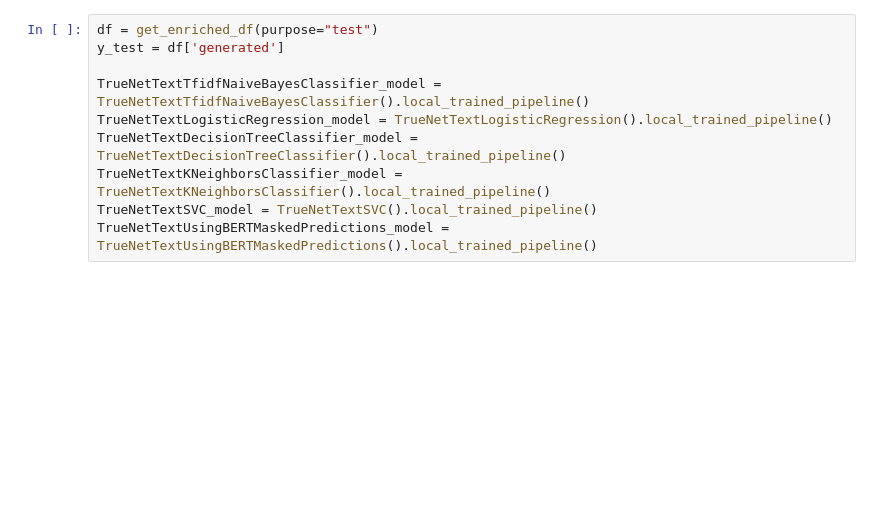
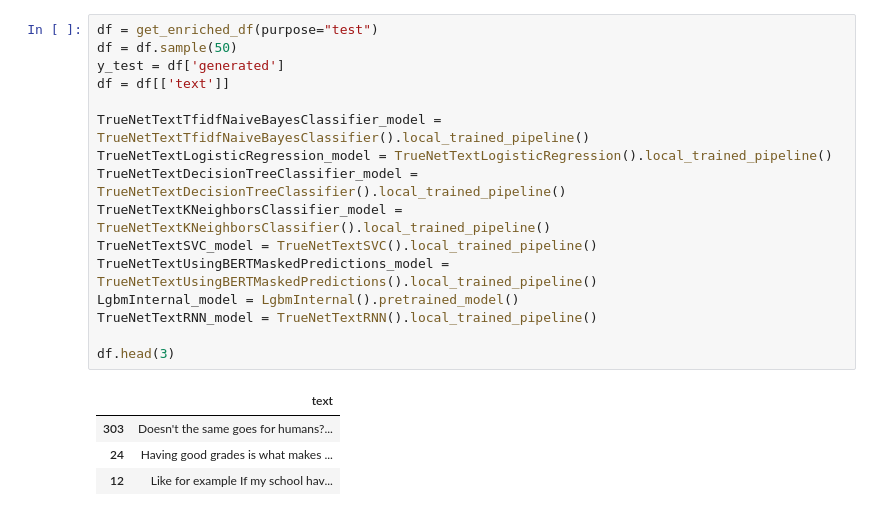
Before and after one commit to yukaberry/detect_ai_content, a Jupyter notebook: notebooks/texts/jerome_texts_compare_models.ipynb, the cells around one changed output. Drawn from its saved outputs; the diff is of its cells as text; blank space fills up the shorter version.

```diff
--- a/notebooks/texts/jerome_texts_compare_models.ipynb
+++ b/notebooks/texts/jerome_texts_compare_models.ipynb
@@ -50,13 +59,24 @@ tf.config.experimental.list_physical_devices(GPU):[]
 # %%
 df = get_enriched_df(purpose="test")
+df = df.sample(50)
 y_test = df['generated']
+df = df[['text']]
 
 TrueNetTextTfidfNaiveBayesClassifier_model = TrueNetTextTfidfNaiveBayesClassifier().local_trained_pipeline()
 TrueNetTextLogisticRegression_model = TrueNetTextLogisticRegression().local_trained_pipeline()
 TrueNetTextDecisionTreeClassifier_model = TrueNetTextDecisionTreeClassifier().local_trained_pipeline()
 TrueNetTextKNeighborsClassifier_model = TrueNetTextKNeighborsClassifier().local_trained_pipeline()
 TrueNetTextSVC_model = TrueNetTextSVC().local_trained_pipeline()
 TrueNetTextUsingBERTMaskedPredictions_model = TrueNetTextUsingBERTMaskedPredictions().local_trained_pipeline()
+LgbmInternal_model = LgbmInternal().pretrained_model()
+TrueNetTextRNN_model = TrueNetTextRNN().local_trained_pipeline()
+
+df.head(3)
+# %% [output]
+|  | text |
+| 303 | Doesn't the same goes for humans?... |
+| 24 | Having good grades is what makes ... |
+| 12 | Like for example If my school hav... |
 # %%
 from codetiming import Timer
 import logging
```
Also changed, not shown: parts of 14 cells of this notebook.
